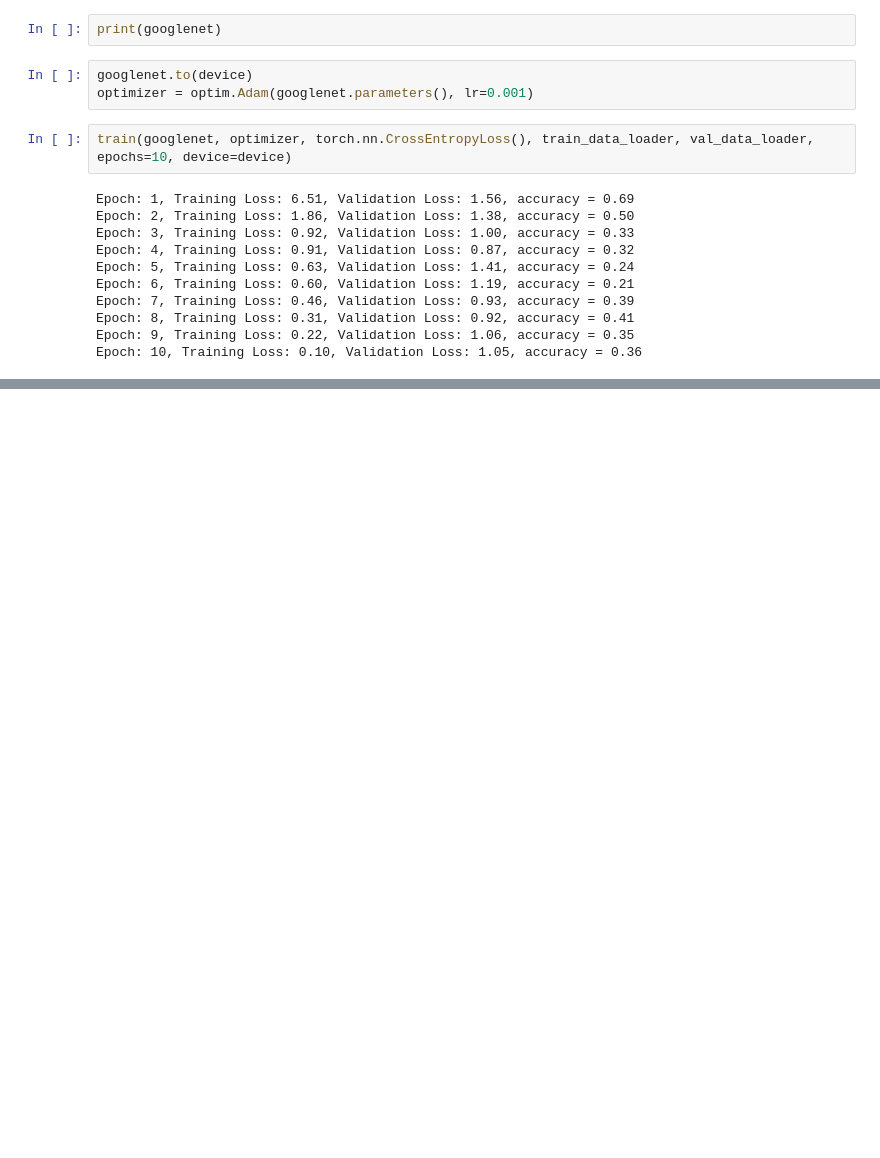
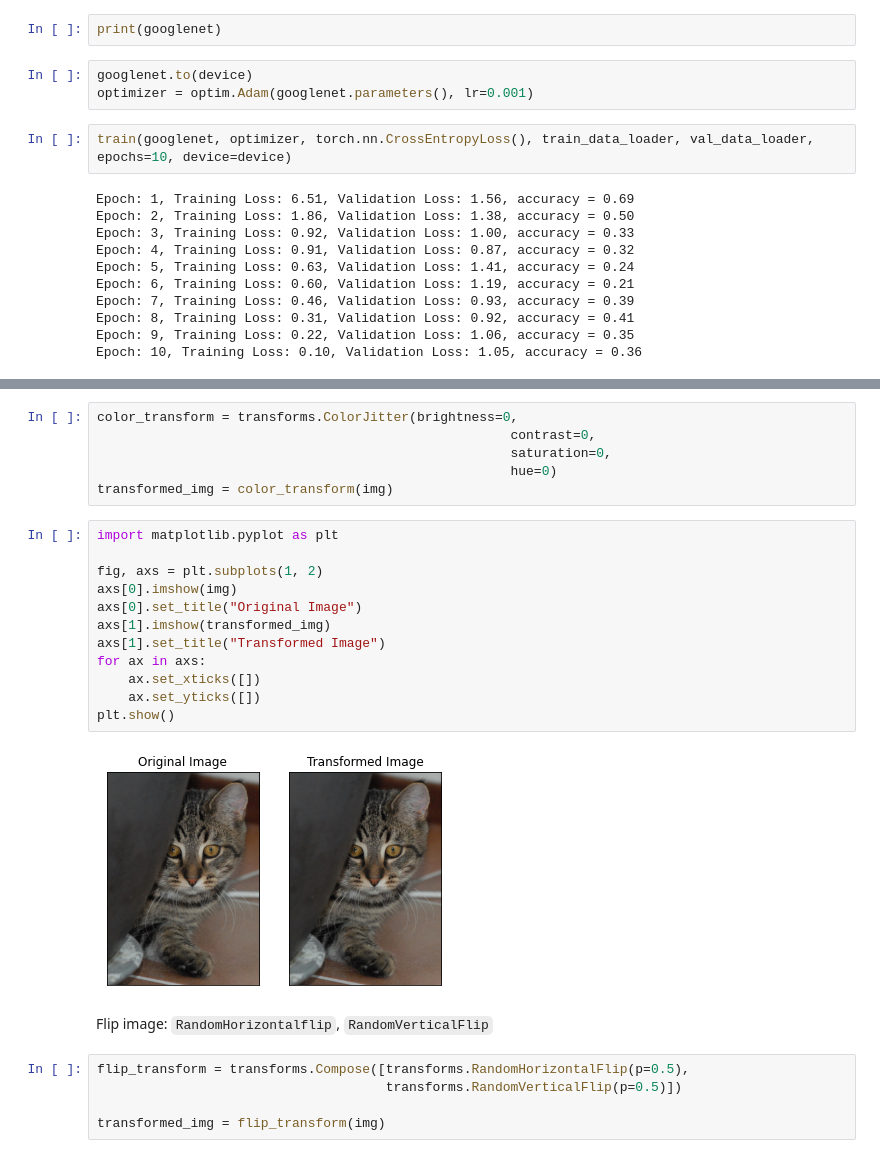
Before and after one commit to niklaust/Deep_Learning, a Jupyter notebook: PyTorch_for_Deep_Learning_notebook_of_nikluast.ipynb, the cells around one changed output, grey strips where cells are left out. Drawn from its saved outputs; the diff is of its cells as text; blank space fills up the shorter version.

```diff
--- a/PyTorch_for_Deep_Learning_notebook_of_nikluast.ipynb
+++ b/PyTorch_for_Deep_Learning_notebook_of_nikluast.ipynb
@@ -750,0 +1063,27 @@ Epoch: 10, Training Loss: 0.10, Validation Loss: 1.05, accuracy = 0.36
+# %%
+color_transform = transforms.ColorJitter(brightness=0,
+                                                     contrast=0,
+                                                     saturation=0,
+                                                     hue=0)
+transformed_img = color_transform(img)
+# %%
+import matplotlib.pyplot as plt
+
+fig, axs = plt.subplots(1, 2)
+axs[0].imshow(img)
+axs[0].set_title("Original Image")
+axs[1].imshow(transformed_img)
+axs[1].set_title("Transformed Image")
+for ax in axs:
+    ax.set_xticks([])
+    ax.set_yticks([])
+plt.show()
+# %% [output]
+[figure, added]
+# %% [markdown]
+Flip image: `RandomHorizontalflip`, `RandomVerticalFlip`
+# %%
+flip_transform = transforms.Compose([transforms.RandomHorizontalFlip(p=0.5),
+                                     transforms.RandomVerticalFlip(p=0.5)])
+
+transformed_img = flip_transform(img)
```
Also changed, not shown: parts of 74 cells of this notebook.
